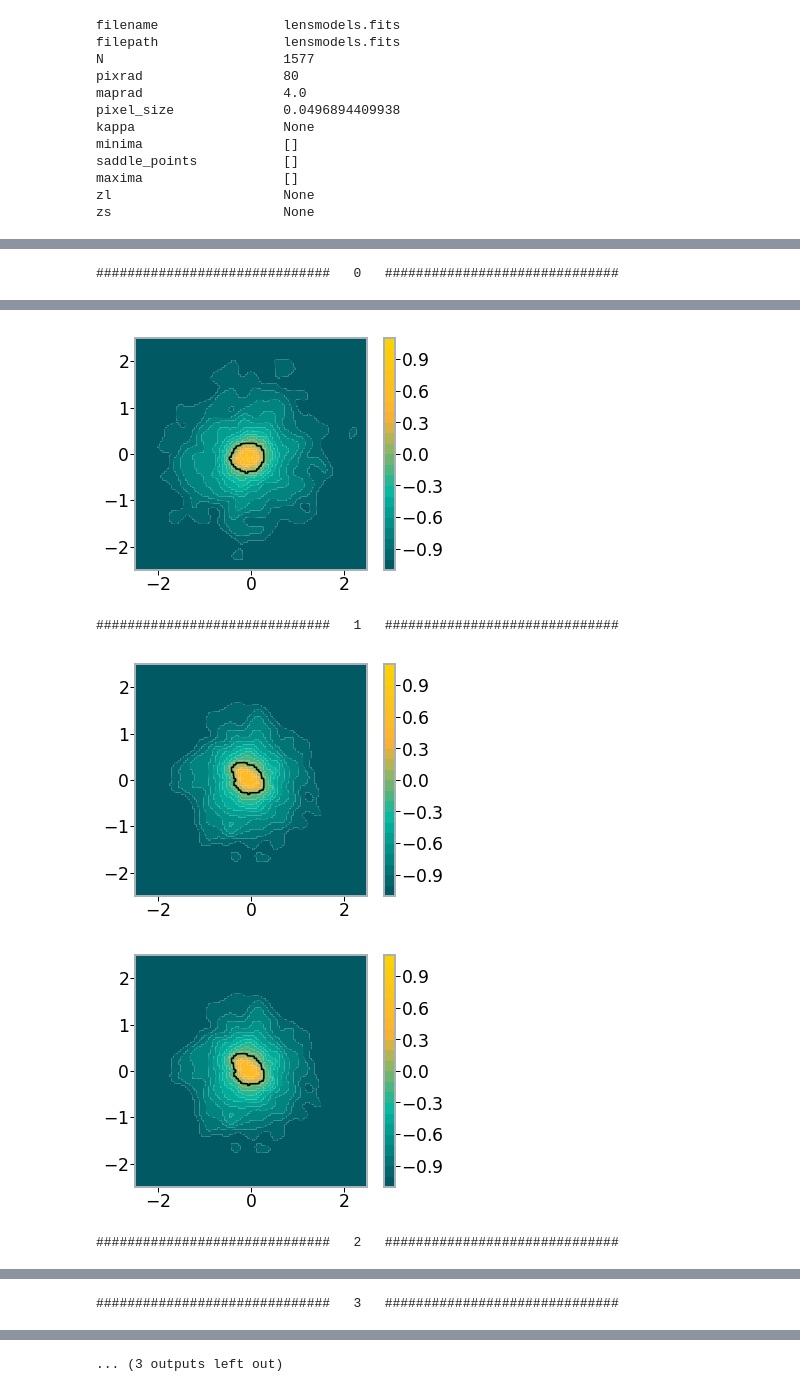
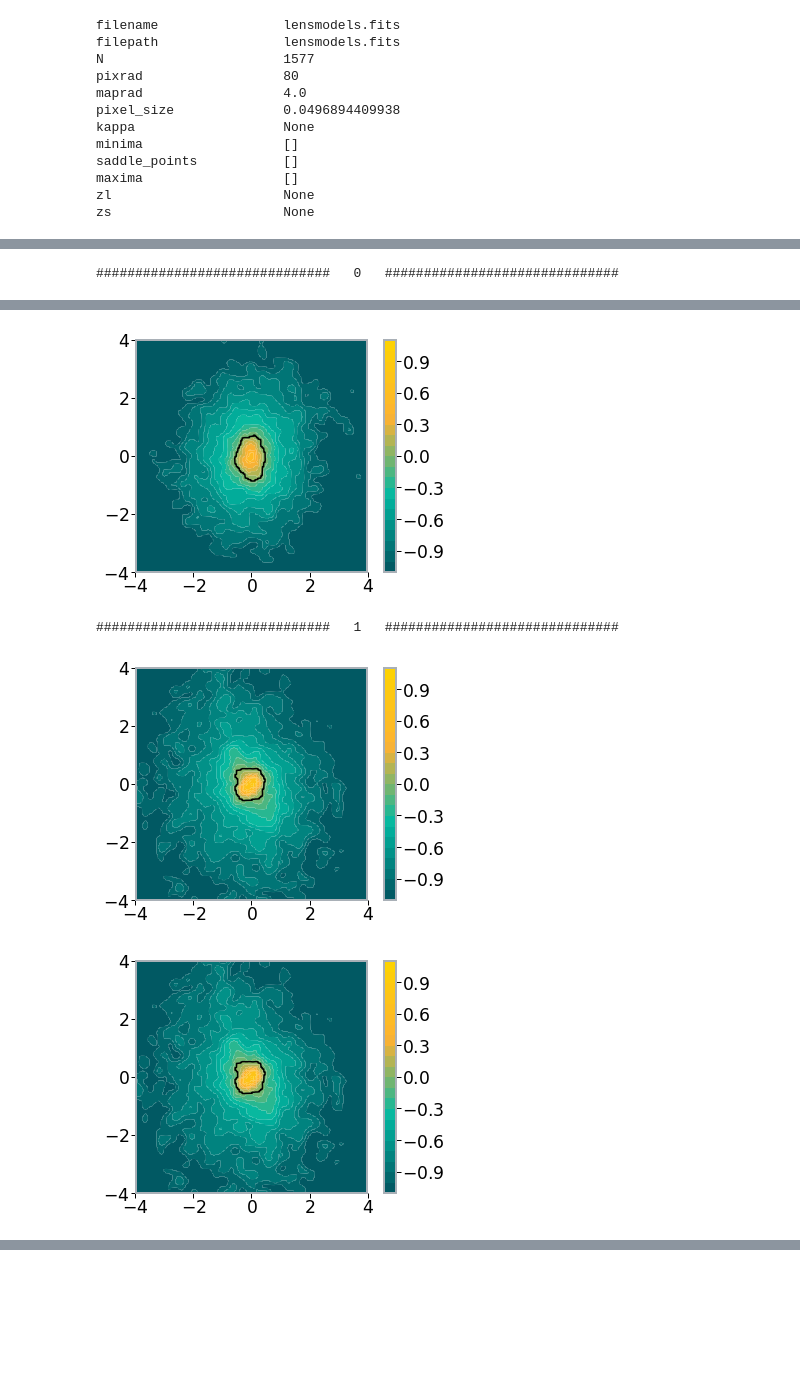
Before and after one commit to phdenzel/slacs-match, a Jupyter notebook: find_kappa.ipynb, the cells around one changed output, grey strips where cells are left out. Drawn from its saved outputs; the diff is of its cells as text; code cells hidden in the pictures; blank space fills up the shorter version.

Commit message:
Fixed units for model plots

```diff
--- a/find_kappa.ipynb
+++ b/find_kappa.ipynb
@@ -23,23 +23,35 @@ from match_eval import read_matchlog
 # %%
 ids = ['SDSSJ0029-0055', 'SDSSJ0737+3216', 'SDSSJ0753+3416', 'SDSSJ0956+5100',
        'SDSSJ1051+4439', 'SDSSJ1430+6104', 'SDSSJ1627-0053']
-idx = 0
+idx = 6
 lens = ids[idx]
 pixrad = 11
 print(lens)
 mdir = 'match_plots/{lens}/'.format(lens=lens)
 sdir = os.path.join(mdir, 'sorted')
 
-mcmcmdl_range, chi2, mcmcangles = read_mcmctxt('mcmc/mcmceval_{}.txt'.format(lens))
-chi2 = np.log(-2*chi2)
+mcmcmdl_range, chi2_mcmc, mcmcangles = read_mcmctxt('mcmc/mcmceval_{}.txt'.format(lens))
+chi2_mcmc = -chi2_mcmc
+if idx in [2, 3, 5]:
+    chi2_mcmc = 0.25*chi2_mcmc
+if idx in [6]:
+    chi2_mcmc = 0.5*chi2_mcmc
+# chi2_mcmc = np.exp(-2*chi2_mcmc)
 
 matchlog = '{}{}_matching.log'.format(mdir, lens)
-matchmdl_range, chi2_psf, matchangles = read_matchlog(matchlog)
-sortidcs = np.argsort(chi2_psf)
+matchmdl_range, chi2_match, matchangles = read_matchlog(matchlog)
+chi2_match = 2*chi2_match
+if idx in [4, 5]:
+    chi2_match = 2*chi2_match
+# chi2_match = np.exp(2*chi2_match)
+sortidcs = np.argsort(chi2_match)
 matchmdl_range = matchmdl_range[sortidcs]
-chi2_psf = chi2_psf[sortidcs]
+chi2_match = chi2_match[sortidcs]
 matchangles = matchangles[sortidcs]
 
-# print(chi2[:51])
-# print(chi2_psf[:51])
+print(mcmcmdl_range[:11])
+print(chi2_mcmc[:11])
+
+print(matchmdl_range[:11])
+print(chi2_match[:11])
 # %% [output]
@@ -119,16 +137,17 @@ print(kinpool[:, 0])
 # %%
-for i, mdl_idx in enumerate(mdlidcs[:5]):
+# %%script false
+for i, mdl_idx in enumerate(mdlidcs[:2]):
     print("#"*30 + "   " + str(i) + "   " + "#"*30)
     kappa_map_plot(lm, contours=True, mdl_index=mdl_idx, levels=12, log=True)
     plt.colorbar()
-    plt.xlim(-2.5, 2.5)
-    plt.ylim(-2.5, 2.5)
+    # plt.xlim(-2.5, 2.5)
+    # plt.ylim(-2.5, 2.5)
     plt.show()
 
     kappa_map_plot(all_models, contours=True, mdl_index=kinpool[i][0], levels=12, log=True)
     plt.colorbar()
-    plt.xlim(-2.5, 2.5)
-    plt.ylim(-2.5, 2.5)
+    # plt.xlim(-2.5, 2.5)
+    # plt.ylim(-2.5, 2.5)
     plt.show()
 # %% [output]
 ##############################   0   ##############################
@@ -136,5 +155,4 @@ for i, mdl_idx in enumerate(mdlidcs[:5]):
-[figure, old version]
+[figure, new version]
 ##############################   1   ##############################
-[figure, old version]
+[figure, new version]
-[figure, old version]
+[figure, new version]
-##############################   2   ##############################
@@ -143 +158,0 @@ for i, mdl_idx in enumerate(mdlidcs[:5]):
-##############################   3   ##############################
@@ -146,4 +159,3 @@ for i, mdl_idx in enumerate(mdlidcs[:5]):
-... (3 outputs left out)
 # %%
 # %%script false
 with open('models/matches/{}_best{}_{}.txt'.format(lens, bestof, bestof), 'wb') as f:
```
Also changed, not shown: parts of 6 cells of this notebook, 2 other files.
